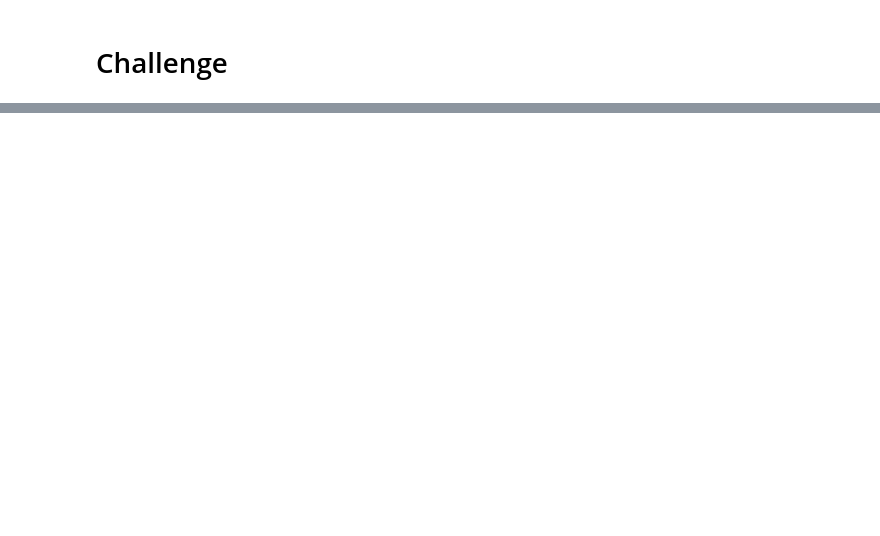
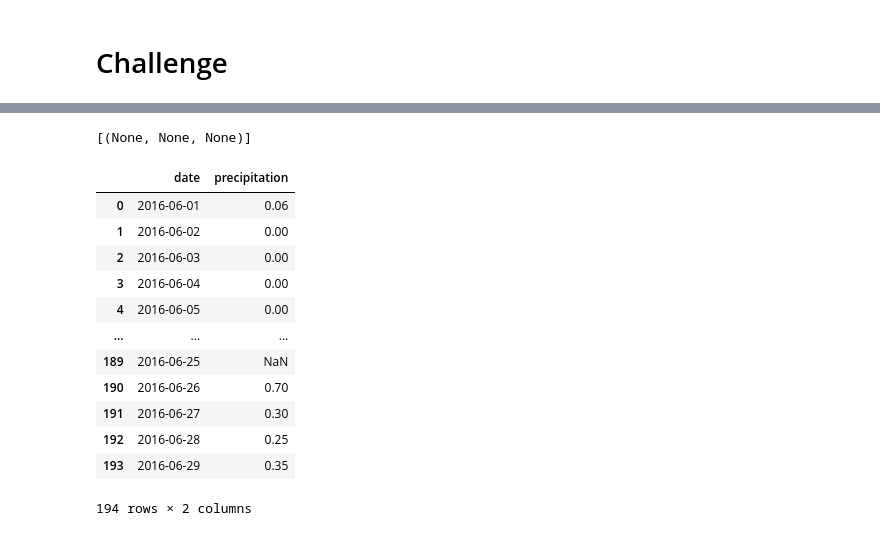
Before and after one commit to jugvirpabla/surfs_up, a Jupyter notebook: climate_analysis.ipynb, the cells around one changed output, grey strips where cells are left out. Saved outputs shown, nothing was run; the diff lists cells and outputs as text; code cells hidden in the pictures; blank space fills up the shorter version.

```diff
--- a/climate_analysis.ipynb
+++ b/climate_analysis.ipynb
@@ -120,0 +180,41 @@ plt.tight_layout()
+# %%
+# Range of temps of December 2017
+# Return the minimum, average, and maximum temperatures of the range of dates
+def dec_calc_temps(start_date, end_date):
+    return session.query(func.min(Measurement.tobs), func.max(Measurement.tobs), func.avg(Measurement.tobs)).\
+        filter(Measurement.date >= start_date).filter(Measurement.date <= end_date).all()
+min_max_avg = (june_calc_temps('2017-12-01', '2017-12-31'))
+print(min_max_avg)
+# %% [output]
+[(None, None, None)]
+# %%
+# June 2016 Rainfall
+# Design a query to retrieve the month of precipitation data and plot the results.
+# Starting from the first data point in the dataset.
+june_1_16 = dt.date(2016, 6, 1)
+# Calculate the date one month from the first date in data set.
+june_30_16 = dt.date(2016, 6, 1) + dt.timedelta(days=29)
+# Perform a query to retrieve the data and precipitation scores
+results = []
+results = session.query(Measurement.date, Measurement.prcp).filter(Measurement.date >= june_1_16).filter(Measurement.date <= june_30_16).all()
+# Save the query results as a Pandas DataFrame and set the index to the date column
+df = pd.DataFrame(results, columns=['date','precipitation'])
+df.set_index(df['date'], inplace=False)
+# Sort the dataframe by date
+df = df.sort_index()
+# Show the df
+df
+# %% [output]
+|  | date | precipitation |
+| 0 | 2016-06-01 | 0.06 |
+| 1 | 2016-06-02 | 0.00 |
+| 2 | 2016-06-03 | 0.00 |
+| 3 | 2016-06-04 | 0.00 |
+| 4 | 2016-06-05 | 0.00 |
+| ... | ... | ... |
+| 189 | 2016-06-25 | NaN |
+| 190 | 2016-06-26 | 0.70 |
+| 191 | 2016-06-27 | 0.30 |
+| 192 | 2016-06-28 | 0.25 |
+| 193 | 2016-06-29 | 0.35 |
+194 rows × 2 columns
```
Also changed, not shown: parts of 23 cells of this notebook.
